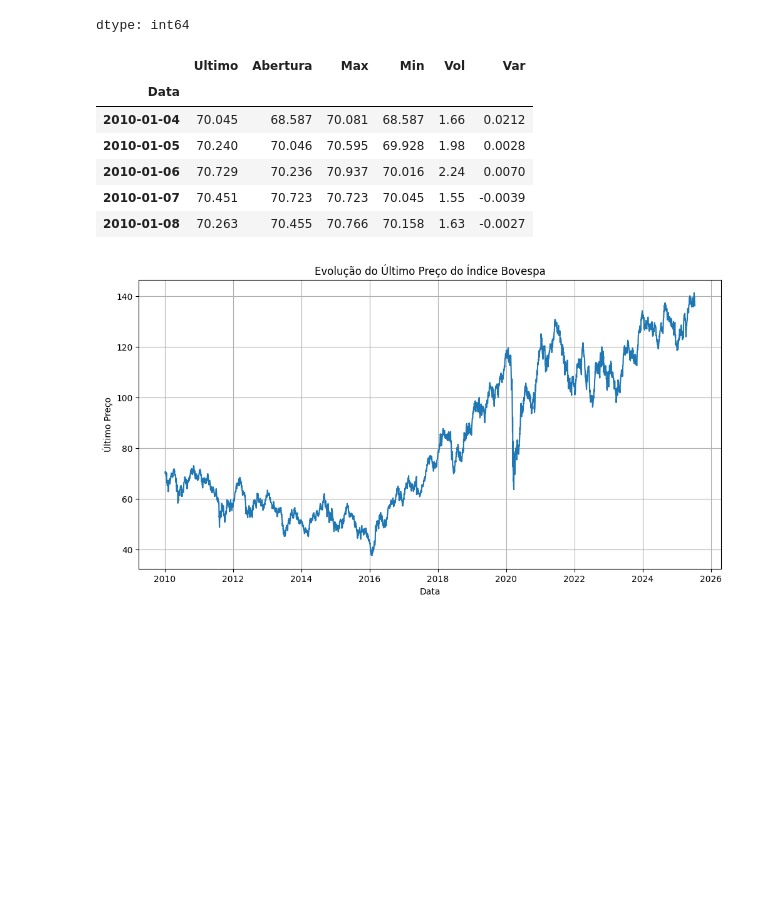
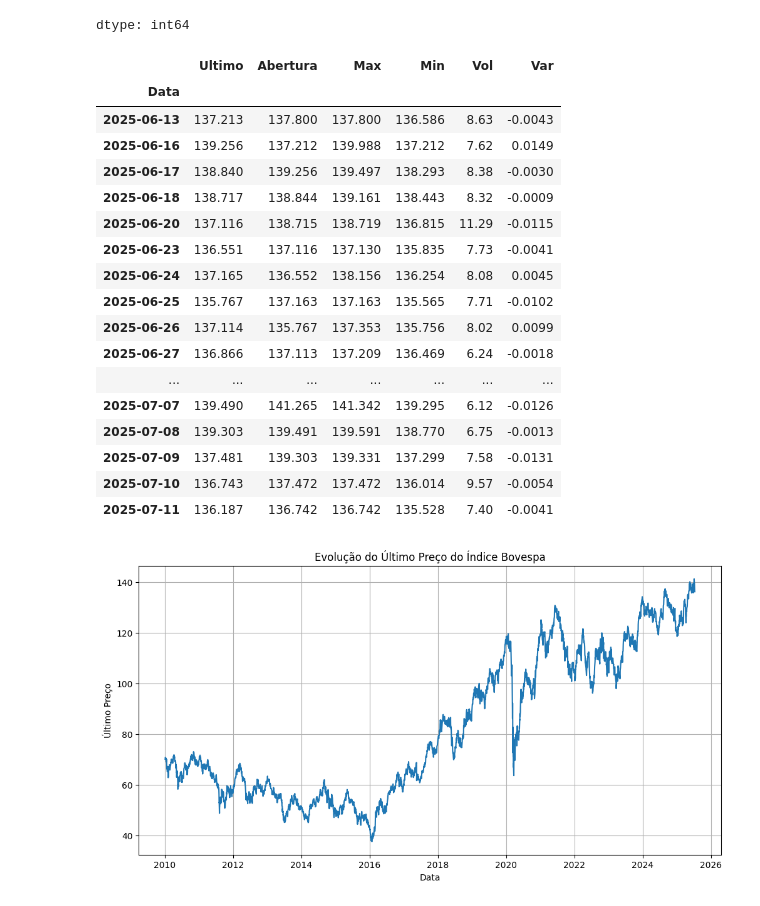
Before and after one commit to RodrigoVolpiano/Tech_Challenge_Fase_2, a Jupyter notebook: Tech_Challenge_2.ipynb, the cells around one changed output. Drawn from its saved outputs; the diff is of its cells as text; code cells hidden in the pictures; blank space fills up the shorter version.

```diff
--- a/Tech_Challenge_2.ipynb
+++ b/Tech_Challenge_2.ipynb
@@ -189,15 +211,26 @@ df.sort_index(inplace=True)
 # %%
 # Visualizando o df
 
-df.head()
+df.tail(20)
 # %% [output]
 |  | Ultimo | Abertura | Max | Min | Vol | Var |
 | Data |  |  |  |  |  |  |
-| 2010-01-04 | 70.045 | 68.587 | 70.081 | 68.587 | 1.66 | 0.0212 |
-| 2010-01-05 | 70.240 | 70.046 | 70.595 | 69.928 | 1.98 | 0.0028 |
-| 2010-01-06 | 70.729 | 70.236 | 70.937 | 70.016 | 2.24 | 0.0070 |
-| 2010-01-07 | 70.451 | 70.723 | 70.723 | 70.045 | 1.55 | -0.0039 |
-| 2010-01-08 | 70.263 | 70.455 | 70.766 | 70.158 | 1.63 | -0.0027 |
+| 2025-06-13 | 137.213 | 137.800 | 137.800 | 136.586 | 8.63 | -0.0043 |
+| 2025-06-16 | 139.256 | 137.212 | 139.988 | 137.212 | 7.62 | 0.0149 |
+| 2025-06-17 | 138.840 | 139.256 | 139.497 | 138.293 | 8.38 | -0.0030 |
+| 2025-06-18 | 138.717 | 138.844 | 139.161 | 138.443 | 8.32 | -0.0009 |
+| 2025-06-20 | 137.116 | 138.715 | 138.719 | 136.815 | 11.29 | -0.0115 |
+| 2025-06-23 | 136.551 | 137.116 | 137.130 | 135.835 | 7.73 | -0.0041 |
+| 2025-06-24 | 137.165 | 136.552 | 138.156 | 136.254 | 8.08 | 0.0045 |
+| 2025-06-25 | 135.767 | 137.163 | 137.163 | 135.565 | 7.71 | -0.0102 |
+| 2025-06-26 | 137.114 | 135.767 | 137.353 | 135.756 | 8.02 | 0.0099 |
+| 2025-06-27 | 136.866 | 137.113 | 137.209 | 136.469 | 6.24 | -0.0018 |
+| ... | ... | ... | ... | ... | ... | ... |
+| 2025-07-07 | 139.490 | 141.265 | 141.342 | 139.295 | 6.12 | -0.0126 |
+| 2025-07-08 | 139.303 | 139.491 | 139.591 | 138.770 | 6.75 | -0.0013 |
+| 2025-07-09 | 137.481 | 139.303 | 139.331 | 137.299 | 7.58 | -0.0131 |
+| 2025-07-10 | 136.743 | 137.472 | 137.472 | 136.014 | 9.57 | -0.0054 |
+| 2025-07-11 | 136.187 | 136.742 | 136.742 | 135.528 | 7.40 | -0.0041 |
 # %%
 # Coluna "Ultimo"
 
```
Also changed, not shown: parts of 105 cells of this notebook.
